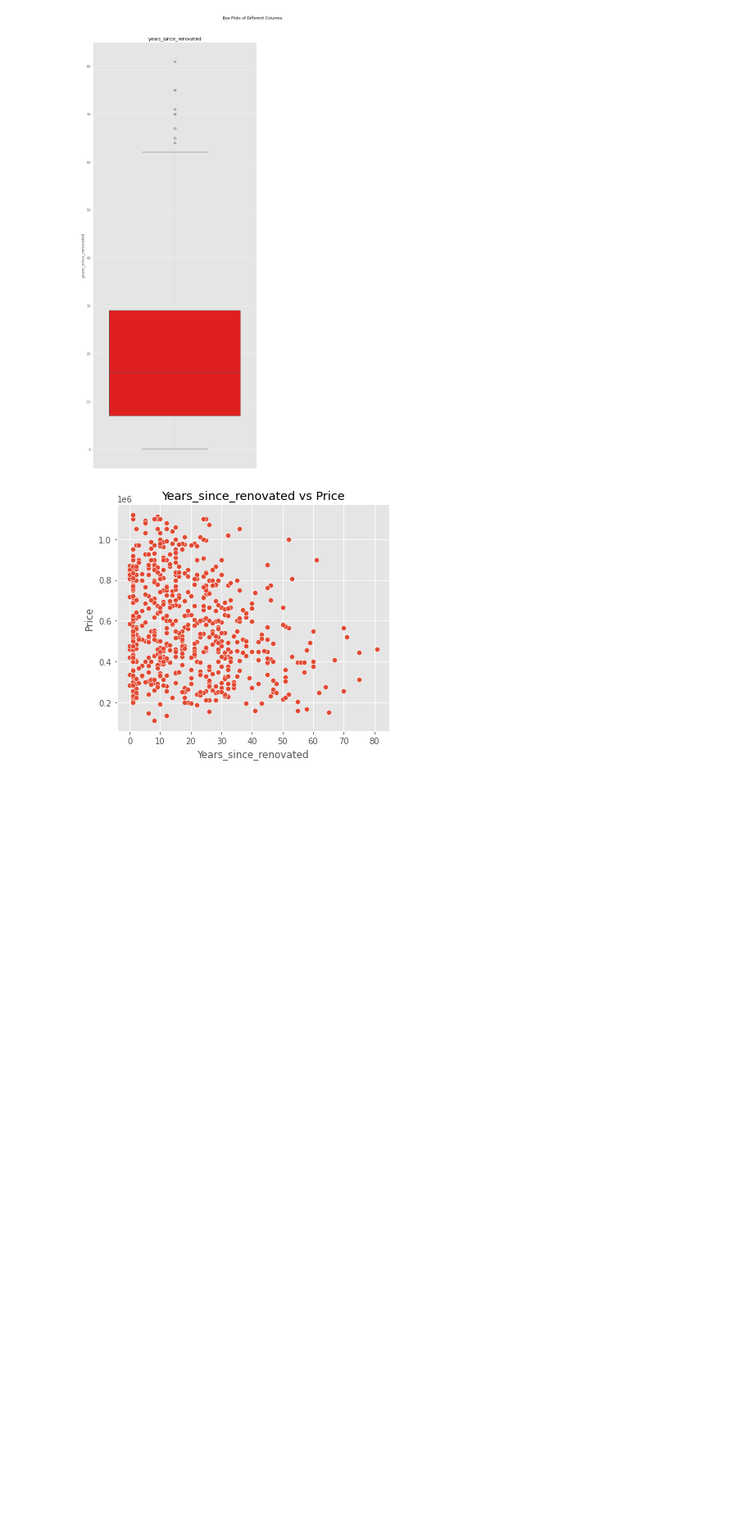
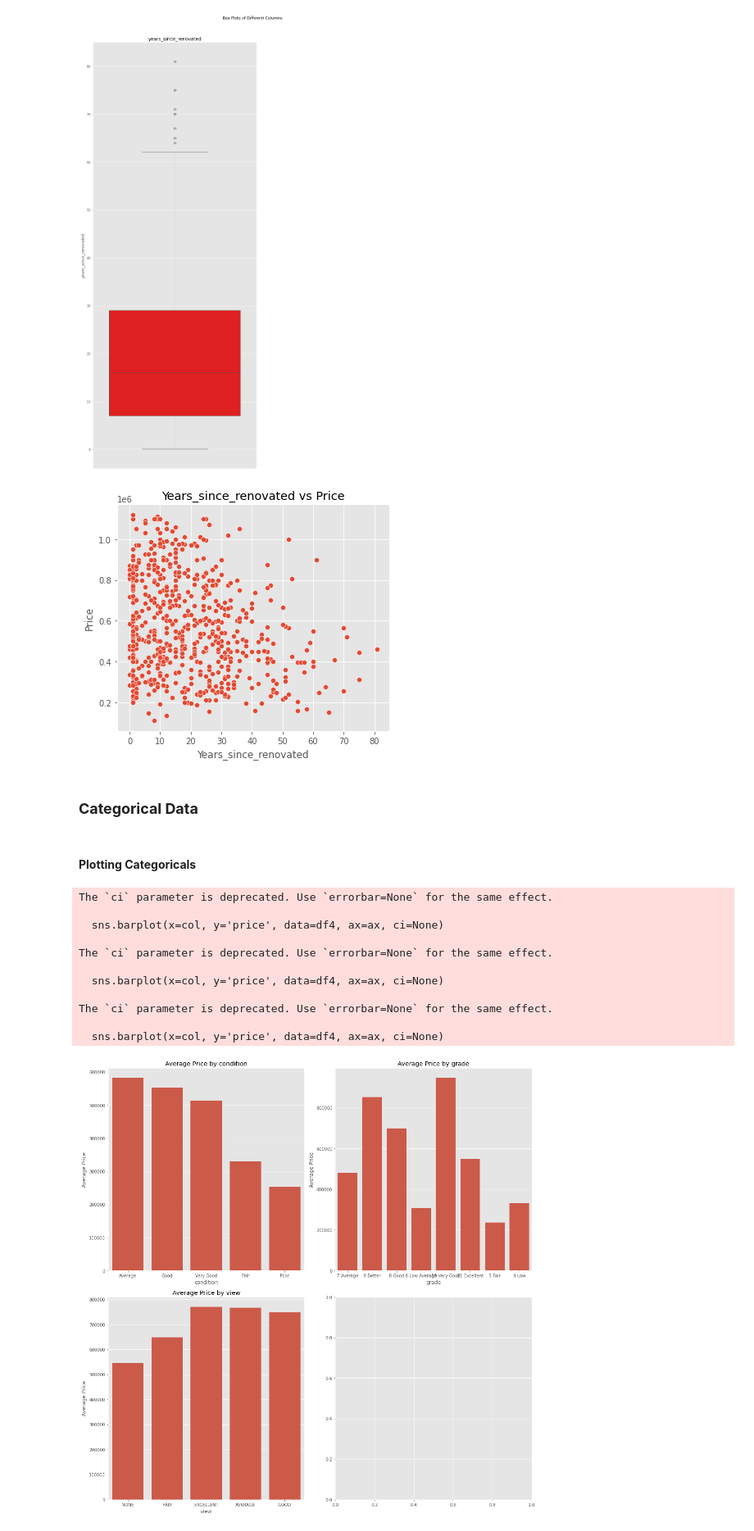
Before and after one commit to Bennie-Kibet/Phase-2-project, a Jupyter notebook: Work/josphat.ipynb, the cells around one changed output. Shown at 82% size. Drawn from its saved outputs; the diff is of its cells as text; code cells hidden in the pictures; blank space fills up the shorter version.

```diff
--- a/Work/josphat.ipynb
+++ b/Work/josphat.ipynb
@@ -609,2 +626,60 @@ plot_numerical_vs_price(filtered_df, ['years_since_renovated'])
 # %% [output]
 [figure]
+# %% [markdown]
+### **Categorical Data**
+# %% [markdown]
+#### **Plotting Categoricals**
+# %%
+
+# List of categorical columns to plot
+categorical_columns = ['condition', 'grade', 'view']
+
+def barplot_plot(df4, number_of_columns, columns_to_plot):
+
+    # Creating subplots
+    num_columns = len(columns_to_plot)
+
+    # Number of rows and columns for subplots
+    ncols = number_of_columns
+    nrows = math.ceil(num_columns/ ncols)
+    fig, axes = plt.subplots(nrows=nrows, ncols=ncols, figsize=(15, 5*num_columns))
+    axes = axes.flatten()
+
+# # Create a grid of subplots
+# num_plots = len(categorical_columns)
+# nrows = math.ceil(num_columns/ ncols)
+# fig, axes = plt.subplots(nrows=num_plots, ncols=1, figsize=(10, 5 * num_plots))
+
+    # Plot each categorical column against 'price'
+    for ax, col in zip(axes, categorical_columns):
+        sns.barplot(x=col, y='price', data=df4, ax=ax, ci=None)
+        ax.set_title(f'Average Price by {col}')
+        ax.set_xlabel(col)
+        ax.set_ylabel('Average Price')
+
+
+        # (df4.groupby(col)               # group values together by column of interest
+        #     .mean()['price']        # take the mean of the saleprice for each group
+        #     .sort_values()              # sort the groups in ascending order
+        #     .plot
+        #     .bar(ax=ax))                # create a bar graph on the ax
+
+        # ax.set_title(col)                # Make the title the name of the column
+
+    plt.tight_layout()
+    return plt.show()
+
+barplot_plot(df_clean_4,2,categorical_columns)
+# %% [output]
+The `ci` parameter is deprecated. Use `errorbar=None` for the same effect.
+
+  sns.barplot(x=col, y='price', data=df4, ax=ax, ci=None)
+
+The `ci` parameter is deprecated. Use `errorbar=None` for the same effect.
+
+  sns.barplot(x=col, y='price', data=df4, ax=ax, ci=None)
+
+The `ci` parameter is deprecated. Use `errorbar=None` for the same effect.
+
+  sns.barplot(x=col, y='price', data=df4, ax=ax, ci=None)
+[figure, added]
```
Also changed, not shown: parts of 17 cells of this notebook.
